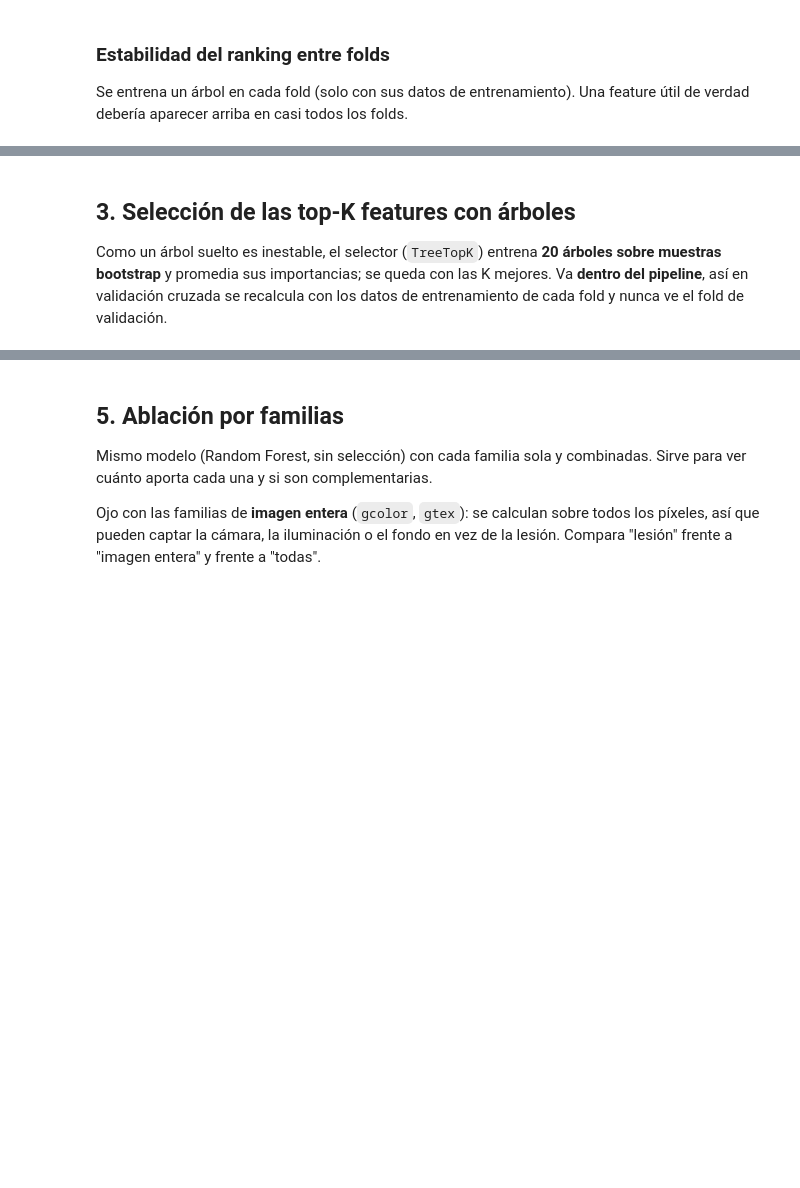
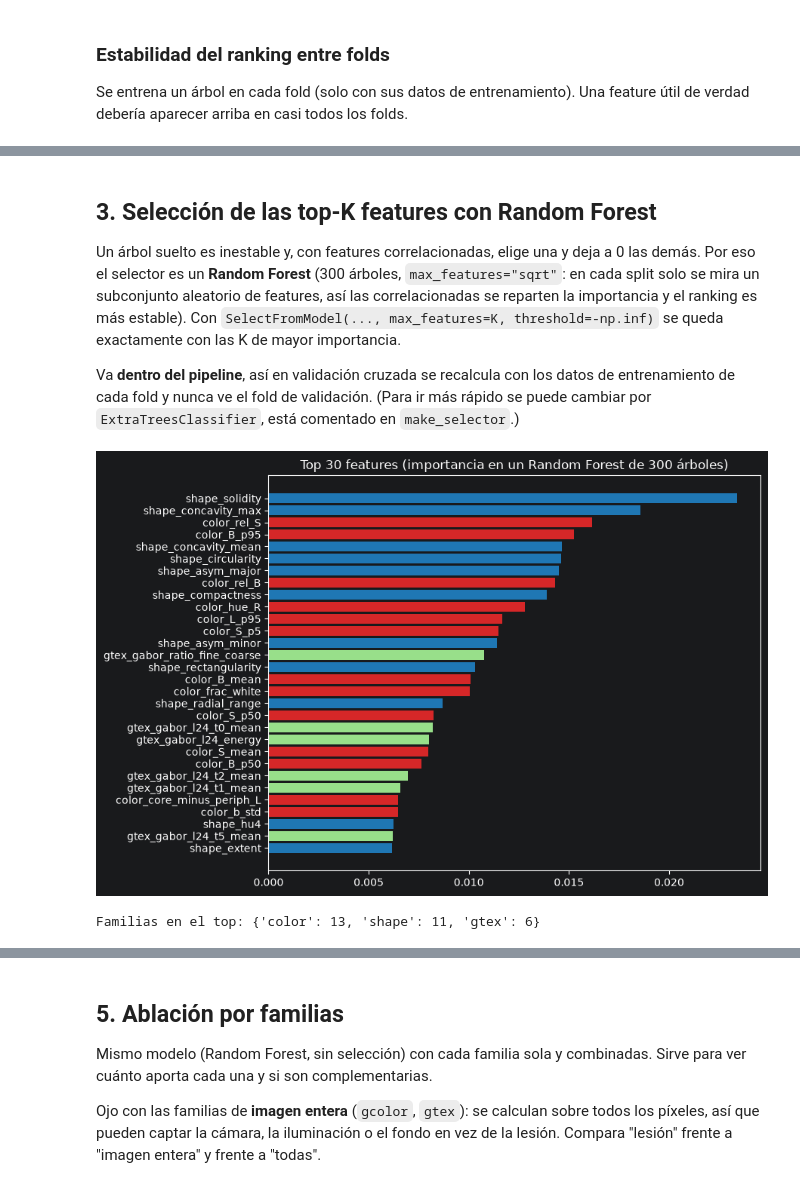
Before and after one commit to marmontesinos-Unicas/Melanoma-Challenge-ML-UdG, a Jupyter notebook: ml/ml_features_completes.ipynb, the cells around one changed output, grey strips where cells are left out. Saved outputs shown, nothing was run; the diff lists cells and outputs as text; code cells hidden in the pictures; blank space fills up the shorter version.

```diff
--- a/ml/ml_features_completes.ipynb
+++ b/ml/ml_features_completes.ipynb
@@ -103,12 +124,15 @@ plt.show()
 Se entrena un árbol en cada fold (solo con sus datos de entrenamiento). Una feature útil de verdad debería
 aparecer arriba en casi todos los folds.
 # %%
-rows, aucs = [], []
-for f, (a, b) in enumerate(skf.split(Xtr_i, ytr)):
-    t = DecisionTreeClassifier(max_depth=5, min_samples_leaf=20, random_state=SEED).fit(Xtr_i.iloc[a], ytr[a])
-    rows.append(pd.Series(t.feature_importances_, index=FEATS, name=f))
-    aucs.append(roc_auc_score(ytr[b], t.predict_proba(Xtr_i.iloc[b])[:, 1]))
-imp_cv = pd.DataFrame(rows)
+def _tree_fold(X, y, a, b):
+    t = DecisionTreeClassifier(max_depth=5, min_samples_leaf=20, random_state=SEED).fit(X[a], y[a])
+    return t.feature_importances_, roc_auc_score(y[b], t.predict_proba(X[b])[:, 1])
+
+
+Xtr_i_np = Xtr_i.to_numpy()
+out = Parallel(n_jobs=N_JOBS)(delayed(_tree_fold)(Xtr_i_np, ytr, a, b) for a, b in skf.split(Xtr_i_np, ytr))
+imp_cv = pd.DataFrame([o[0] for o in out], columns=FEATS)
+aucs = [o[1] for o in out]
 stab = pd.DataFrame({"importancia_media": imp_cv.mean(), "importancia_std": imp_cv.std(),
                      "folds_en_top15": (imp_cv.rank(axis=1, ascending=False) <= 15).sum()})
 print(f"AUC del árbol solo (CV {CV_FOLDS} folds): {np.mean(aucs):.3f} ± {np.std(aucs):.3f}\n")
@@ -116,46 +158,38 @@ print(stab.sort_values("importancia_media", ascending=False).head(20).round(3).t
 # %% [markdown]
-## 3. Selección de las top-K features con árboles
+## 3. Selección de las top-K features con Random Forest
 
-Como un árbol suelto es inestable, el selector (`TreeTopK`) entrena **20 árboles sobre muestras bootstrap** y
-promedia sus importancias; se queda con las K mejores. Va **dentro del pipeline**, así en validación cruzada se
-recalcula con los datos de entrenamiento de cada fold y nunca ve el fold de validación.
+Un árbol suelto es inestable y, con features correlacionadas, elige una y deja a 0 las demás. Por eso el selector
+es un **Random Forest** (300 árboles, `max_features="sqrt"`: en cada split solo se mira un subconjunto aleatorio de
+features, así las correlacionadas se reparten la importancia y el ranking es más estable). Con
+`SelectFromModel(..., max_features=K, threshold=-np.inf)` se queda exactamente con las K de mayor importancia.
+
+Va **dentro del pipeline**, así en validación cruzada se recalcula con los datos de entrenamiento de cada fold y nunca
+ve el fold de validación. (Para ir más rápido se puede cambiar por `ExtraTreesClassifier`, está comentado en `make_selector`.)
 # %%
-class TreeTopK(BaseEstimator, TransformerMixin):
-    """Se queda con las k features de mayor importancia media en árboles de decisión entrenados con bootstrap."""
-
-    def __init__(self, k=20, n_rounds=20, max_depth=6, min_samples_leaf=10, random_state=0):
-        self.k, self.n_rounds, self.max_depth = k, n_rounds, max_depth
-        self.min_samples_leaf, self.random_state = min_samples_leaf, random_state
-
-    def fit(self, X, y):
-        X, y = np.asarray(X), np.asarray(y)
-        rng = np.random.RandomState(self.random_state)
-        imp = np.zeros(X.shape[1])
-        for _ in range(self.n_rounds):
-            idx = rng.choice(len(y), len(y), replace=True)
-            t = DecisionTreeClassifier(max_depth=self.max_depth, min_samples_leaf=self.min_samples_leaf,
-                                       random_state=rng.randint(1_000_000_000)).fit(X[idx], y[idx])
-            imp += t.feature_importances_
-        self.importances_ = imp / self.n_rounds
-        self.support_ = np.argsort(-self.importances_)[: self.k]
-        return self
-
-    def transform(self, X):
-        return np.asarray(X)[:, self.support_]
+def make_selector(k, n_jobs=1):
+    """Top-k features según la importancia (Gini) de un Random Forest."""
+    est = RandomForestClassifier(n_estimators=300, max_features="sqrt", min_samples_leaf=3,
+                                 random_state=SEED, n_jobs=n_jobs)
+    # est = ExtraTreesClassifier(n_estimators=300, max_features="sqrt", min_samples_leaf=3,
+    #                            random_state=SEED, n_jobs=n_jobs)          # alternativa más rápida
+    return SelectFromModel(est, max_features=k, threshold=-np.inf)
 
 
 # lista de features elegidas con all train (solo para mostrarla; la CV lo hace dentro de cada fold)
-selector = TreeTopK(k=K_FEATURES, random_state=SEED).fit(Xtr_i, ytr)
-sel_imp = pd.Series(selector.importances_, index=FEATS).sort_values(ascending=False)
+selector = make_selector(K_FEATURES, n_jobs=N_JOBS).fit(Xtr_i, ytr)
+sel_imp = pd.Series(selector.estimator_.feature_importances_, index=FEATS).sort_values(ascending=False)
 SELECTED = list(sel_imp.index[:K_FEATURES])
 sel_imp.head(K_FEATURES).rename("importancia").to_csv(OUT_DIR / "selected_features.csv")
 
 top = sel_imp.head(K_FEATURES)[::-1]
 plt.figure(figsize=(9, 6))
 plt.barh(top.index, top.values, color=[FAM_COLOR[family(c)] for c in top.index])
-plt.title(f"Top {K_FEATURES} features (promedio de 20 árboles bootstrap)")
+plt.title(f"Top {K_FEATURES} features (importancia en un Random Forest de 300 árboles)")
 plt.tight_layout(); plt.show()
 print("Familias en el top:", pd.Series([family(c) for c in SELECTED]).value_counts().to_dict())
+# %% [output]
+[figure, added]
+Familias en el top: {'color': 13, 'shape': 11, 'gtex': 6}
 # %% [markdown]
 ## 4. Baseline y otros modelos
 
```
Also changed, not shown: parts of 21 cells of this notebook, 2 other files.
